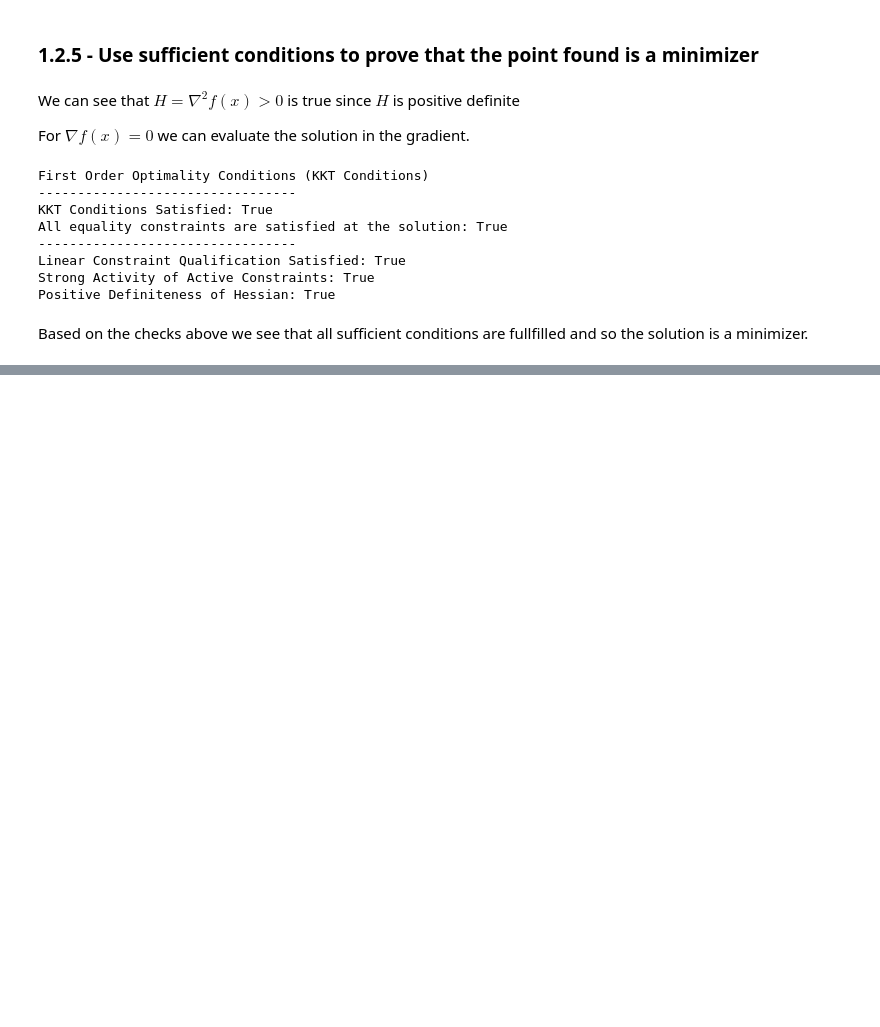
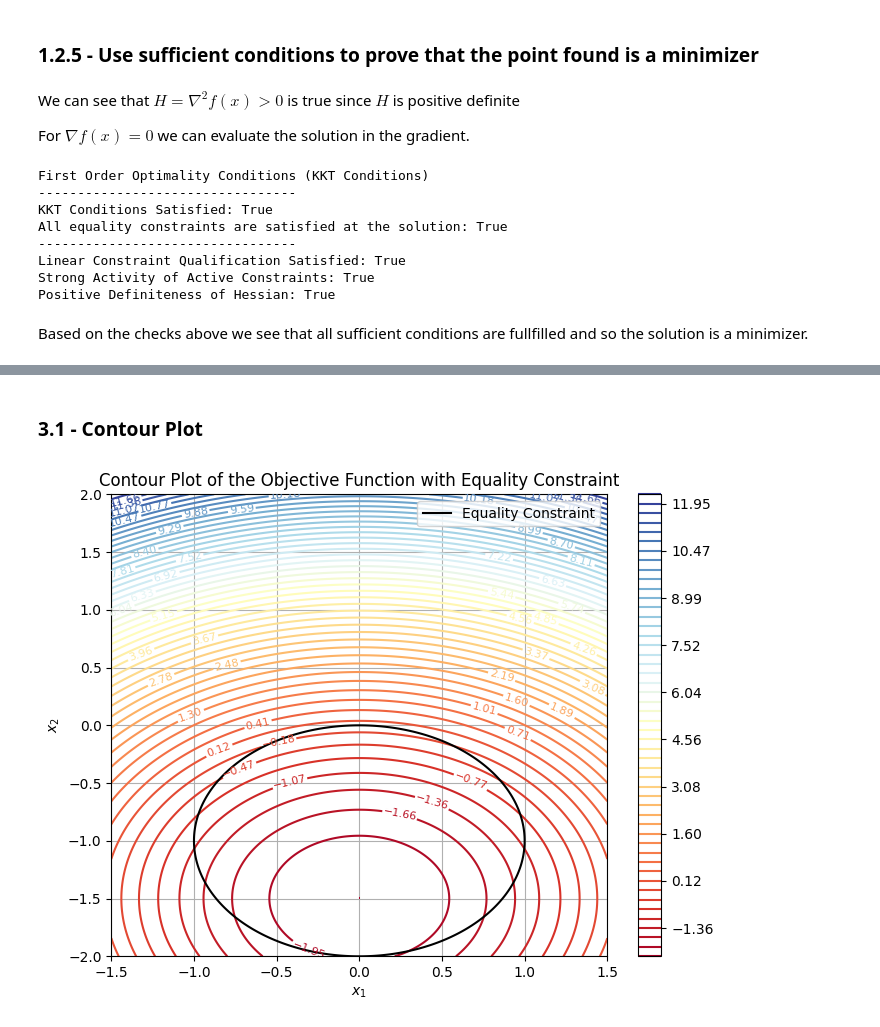
Before and after one commit to wdmdev/copti, a Jupyter notebook: notebooks/week2.ipynb, the cells around one changed output, grey strips where cells are left out. Cells and saved outputs as stored; diff of their text form; code cells hidden in the pictures; blank space fills up the shorter version.

```diff
--- a/notebooks/week2.ipynb
+++ b/notebooks/week2.ipynb
@@ -462,0 +843,41 @@ Based on the checks above we see that all sufficient conditions are fullfilled a
+# %% [markdown]
+### 3.1 - Contour Plot
+# %%
+import numpy as np
+import matplotlib.pyplot as plt
+
+# Define the function f(x) = x1^2 + x2^2 + 3*x2
+def f(x1, x2):
+    return x1**2 + x2**2 + 3*x2
+
+# Define the constraint c(x) = x1^2 + (x2+1)^2 - 1 = 0
+def c(x1, x2):
+    return x1**2 + (x2+1)**2 - 1
+
+# Create a grid of x1 and x2 values
+x1 = np.linspace(-1.5, 1.5, 400)
+x2 = np.linspace(-2, 2, 400)
+X1, X2 = np.meshgrid(x1, x2)
+F = f(X1, X2)
+C = c(X1, X2)
+
+# Generate contour plot for f(x)
+plt.figure(figsize=(8, 6))
+contour_levels = np.linspace(F.min(), F.max(), 50)
+contour = plt.contour(X1, X2, F, levels=contour_levels, cmap='RdYlBu')
+plt.clabel(contour, inline=True, fontsize=8)
+
+# Plot the constraint c(x) = 0
+plt.contour(X1, X2, C, levels=[0], colors='black')
+
+# Add labels and title
+c_line = mpl.lines.Line2D([], [], color='black',  label="Equality Constraint") #type: ignore
+plt.legend(handles=[c_line])
+plt.colorbar(contour)
+plt.xlabel('$x_1$')
+plt.ylabel('$x_2$')
+plt.title('Contour Plot of the Objective Function with Equality Constraint')
+plt.grid(True)
+plt.show()
+# %% [output]
+[figure, added]
```
Also changed, not shown: parts of 26 cells of this notebook.
